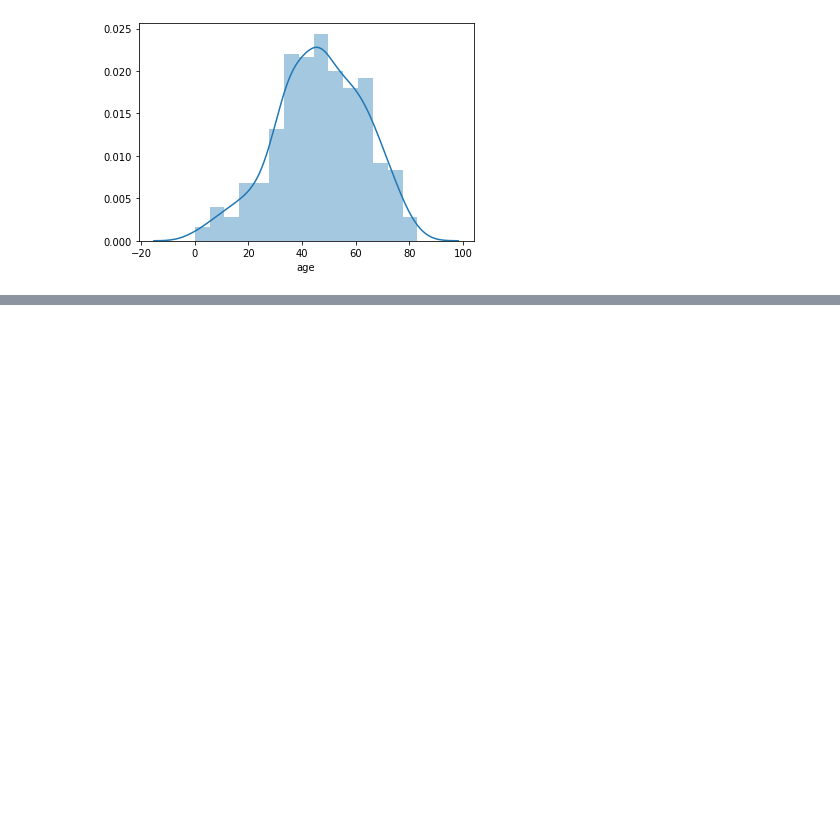
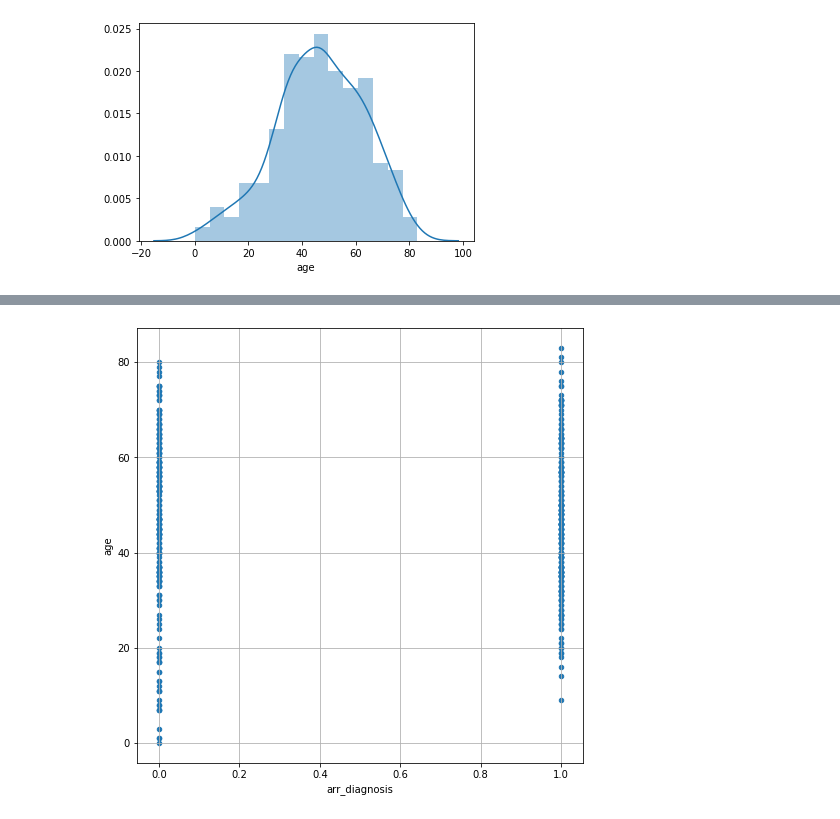
Before and after one commit to Almandiro/Rutgers_DS_Project_1, a Jupyter notebook: clean_heart_data_jg.ipynb, the cells around one changed output, grey strips where cells are left out. Cells and saved outputs as stored; diff of their text form; code cells hidden in the pictures; blank space fills up the shorter version.

```diff
--- a/clean_heart_data_jg.ipynb
+++ b/clean_heart_data_jg.ipynb
@@ -182,0 +198,6 @@ sns.distplot(replaced_df['age'])
+# %%
+replaced_df.plot(kind="scatter", x="arr_diagnosis", y="age", grid=True, figsize=(8,8),
+              title="")
+plt.show()
+# %% [output]
+[figure, added]
```
Also changed, not shown: parts of 4 cells of this notebook.
